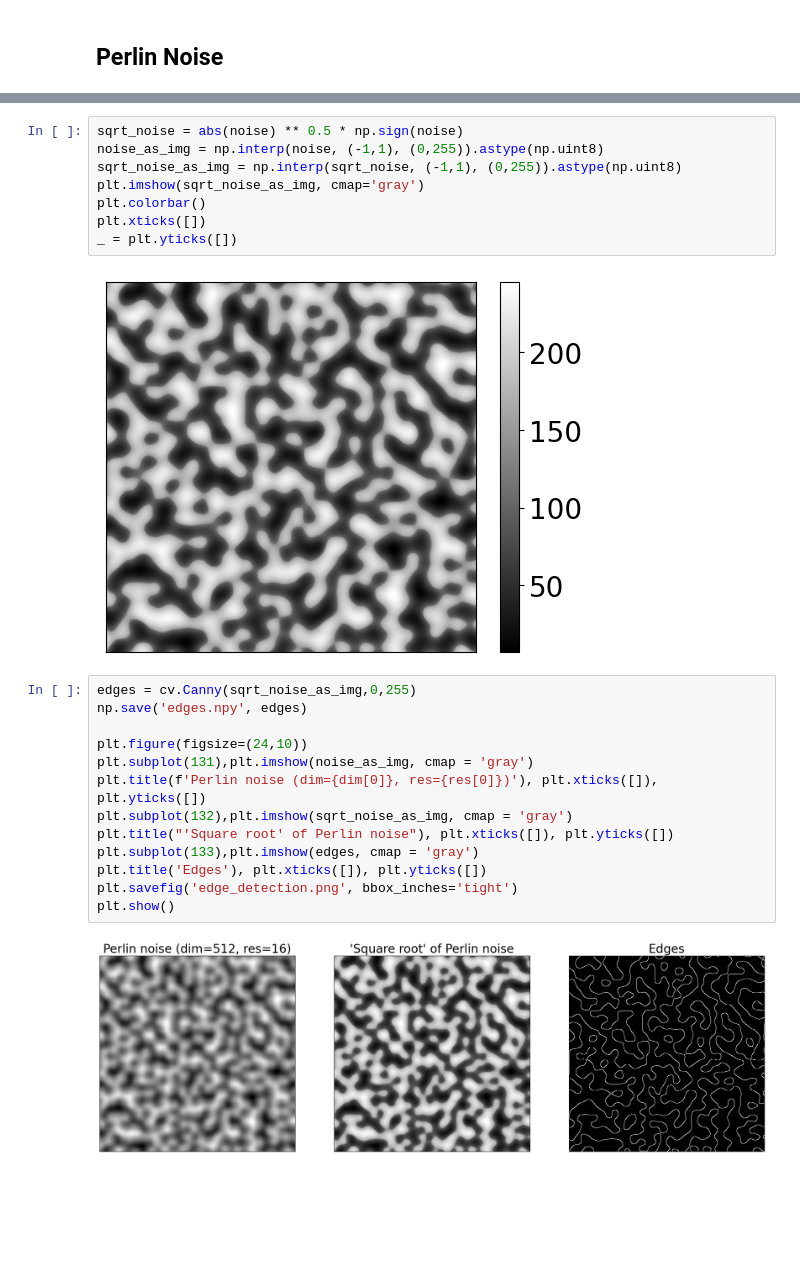
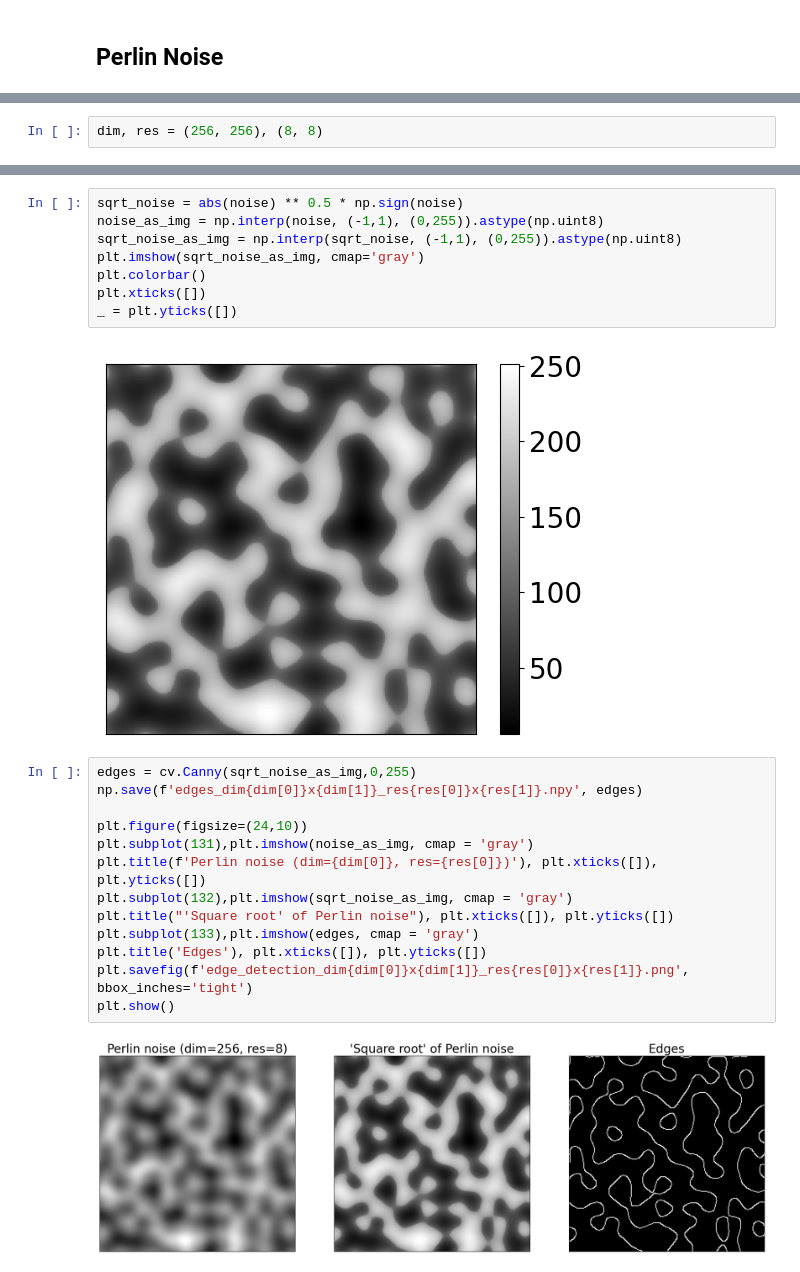
Before and after one commit to LCAV/LenslessPiCam, a Jupyter notebook: masks/PhlatCam/phlatcam-test.ipynb, the cells around one changed output, grey strips where cells are left out. Saved outputs shown, nothing was run; the diff lists cells and outputs as text; blank space fills up the shorter version.

```diff
--- a/masks/PhlatCam/phlatcam-test.ipynb
+++ b/masks/PhlatCam/phlatcam-test.ipynb
@@ -16,3 +14,5 @@ dim, res = (512, 512), (16, 16)
+# %%
+dim, res = (256, 256), (8, 8)
 # %%
 noise = generate_perlin_noise_2d(dim, res)
 plt.imshow(noise, cmap='gray')#, interpolation='lanczos')
@@ -32,19 +32,19 @@ plt.colorbar()
 plt.xticks([])
 _ = plt.yticks([])
 # %% [output]
-[figure, old version]
+[figure, new version]
 # %%
 edges = cv.Canny(sqrt_noise_as_img,0,255)
-np.save('edges.npy', edges)
+np.save(f'edges_dim{dim[0]}x{dim[1]}_res{res[0]}x{res[1]}.npy', edges)
 
 plt.figure(figsize=(24,10))
 plt.subplot(131),plt.imshow(noise_as_img, cmap = 'gray')
 plt.title(f'Perlin noise (dim={dim[0]}, res={res[0]})'), plt.xticks([]), plt.yticks([])
 plt.subplot(132),plt.imshow(sqrt_noise_as_img, cmap = 'gray')
 plt.title("'Square root' of Perlin noise"), plt.xticks([]), plt.yticks([])
 plt.subplot(133),plt.imshow(edges, cmap = 'gray')
 plt.title('Edges'), plt.xticks([]), plt.yticks([])
-plt.savefig('edge_detection.png', bbox_inches='tight')
+plt.savefig(f'edge_detection_dim{dim[0]}x{dim[1]}_res{res[0]}x{res[1]}.png', bbox_inches='tight')
 plt.show()
 # %% [output]
-[figure, old version]
+[figure, new version]
```
Also changed, not shown: parts of 2 cells of this notebook, 6 other files.
